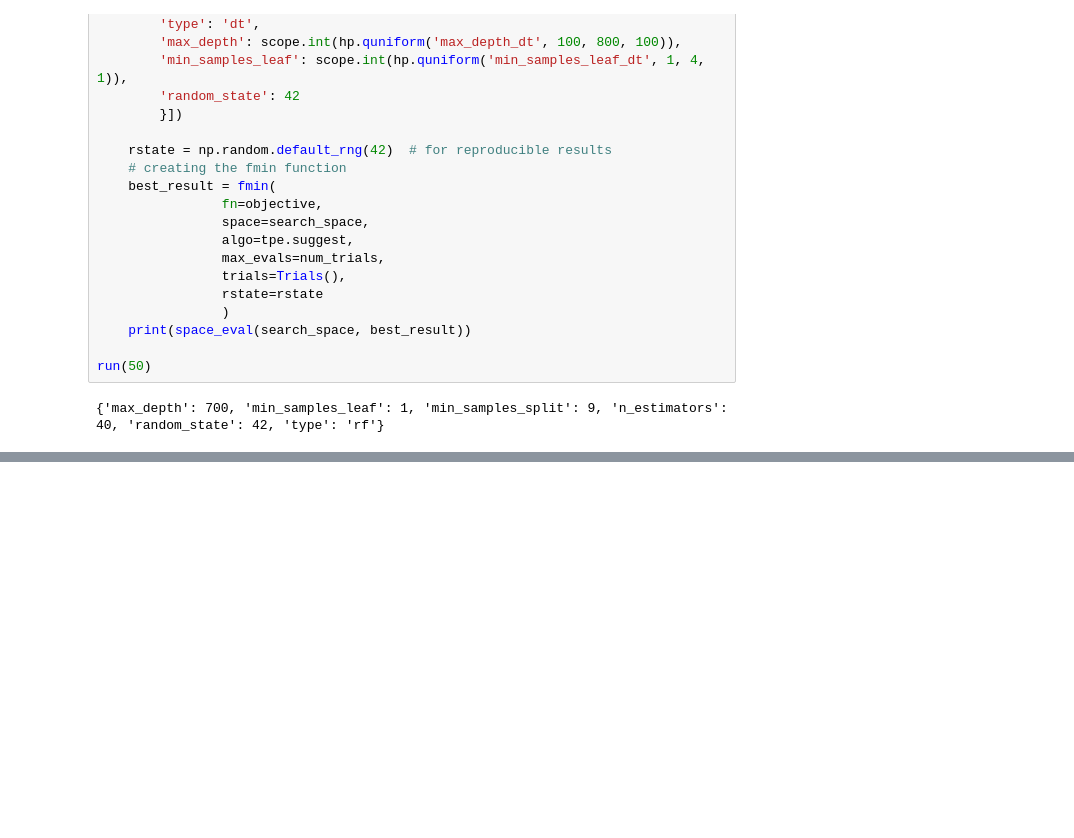
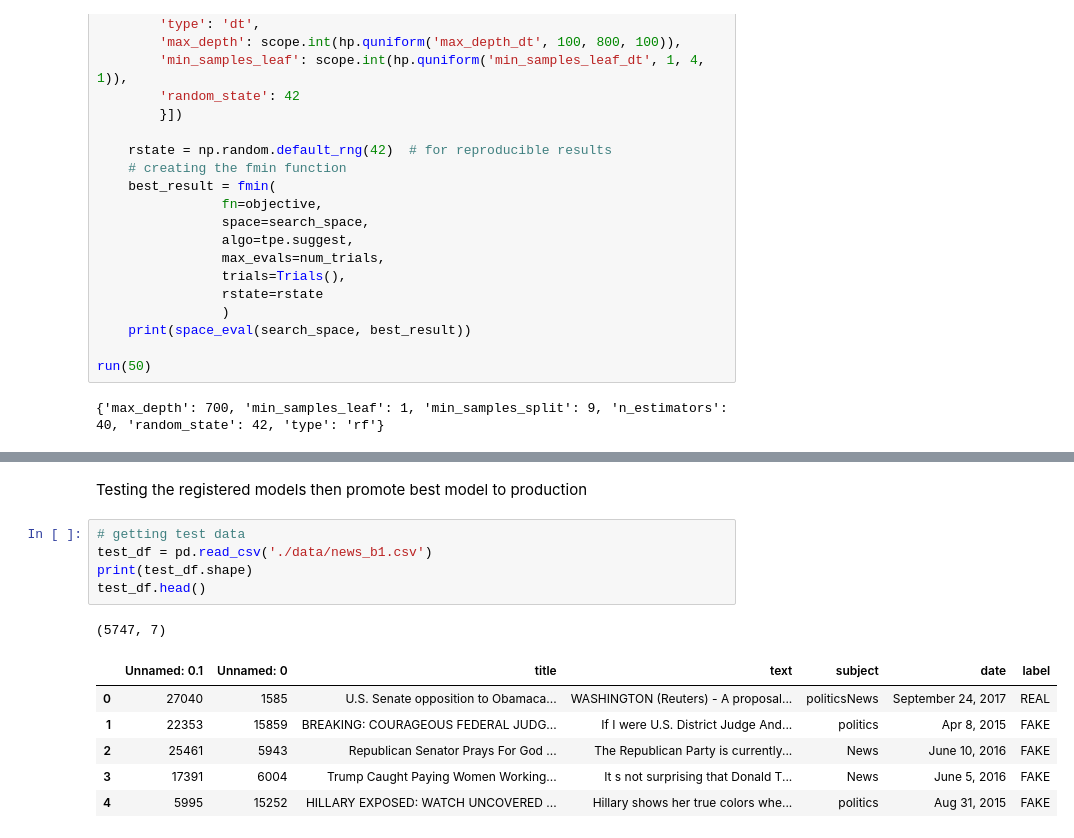
Before and after one commit to Purity-E/project_mlopszoomcamp, a Jupyter notebook: notebook.ipynb, the cells around one changed output, grey strips where cells are left out. Drawn from its saved outputs; the diff is of its cells as text; blank space fills up the shorter version.

Commit message:
Model management & Registry

```diff
--- a/notebook.ipynb
+++ b/notebook.ipynb
@@ -473,0 +464,15 @@ run(50)
+# %% [markdown]
+Testing the registered models then promote best model to production
+# %%
+# getting test data
+test_df = pd.read_csv('./data/news_b1.csv')
+print(test_df.shape)
+test_df.head()
+# %% [output]
+(5747, 7)
+|  | Unnamed: 0.1 | Unnamed: 0 | title | text | subject | date | label |
+| 0 | 27040 | 1585 | U.S. Senate opposition to Obamaca... | WASHINGTON (Reuters) - A proposal... | politicsNews | September 24, 2017 | REAL |
+| 1 | 22353 | 15859 | BREAKING: COURAGEOUS FEDERAL JUDG... | If I were U.S. District Judge And... | politics | Apr 8, 2015 | FAKE |
+| 2 | 25461 | 5943 | Republican Senator Prays For God ... | The Republican Party is currently... | News | June 10, 2016 | FAKE |
+| 3 | 17391 | 6004 | Trump Caught Paying Women Working... | It s not surprising that Donald T... | News | June 5, 2016 | FAKE |
+| 4 | 5995 | 15252 | HILLARY EXPOSED: WATCH UNCOVERED ... | Hillary shows her true colors whe... | politics | Aug 31, 2015 | FAKE |
```
Also changed, not shown: parts of 12 cells of this notebook, 12 other files.
